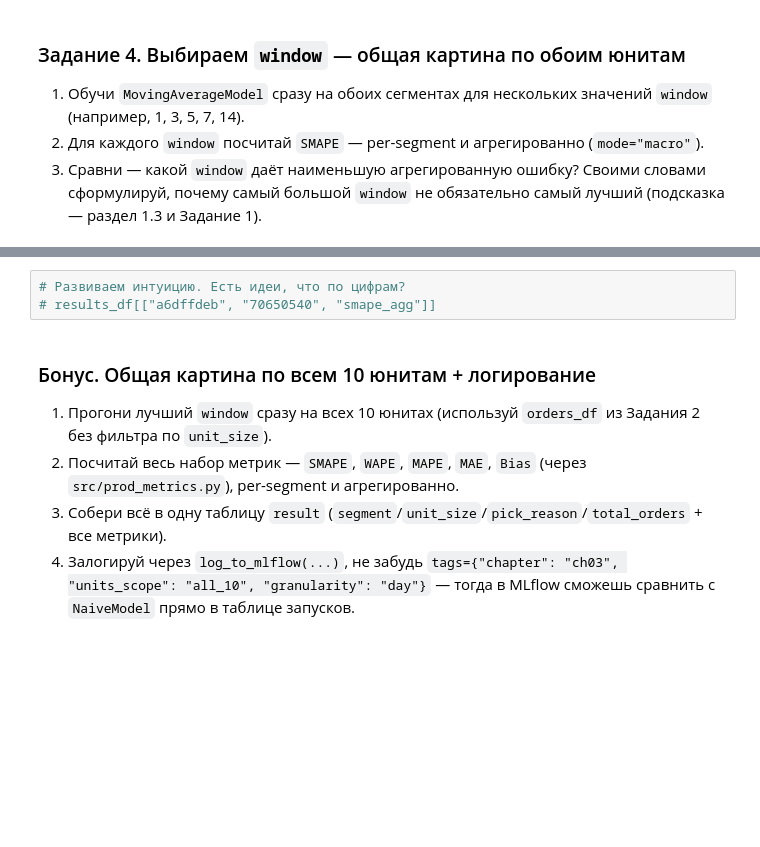
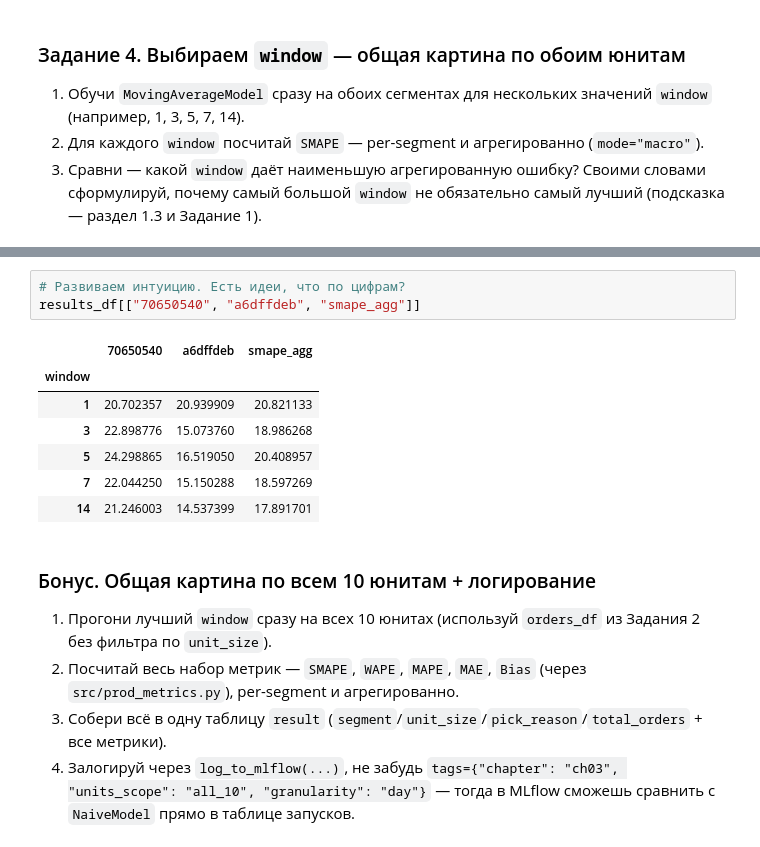
Before and after one commit to skv-analyst/study-etna, a Jupyter notebook: weeks/week-01-infra-and-classic-models/ch03-MovingAverageModel.ipynb, the cells around one changed output, grey strips where cells are left out. Drawn from its saved outputs; the diff is of its cells as text; blank space fills up the shorter version.

```diff
--- a/weeks/week-01-infra-and-classic-models/ch03-MovingAverageModel.ipynb
+++ b/weeks/week-01-infra-and-classic-models/ch03-MovingAverageModel.ipynb
@@ -388,6 +387,14 @@ plot_forecast(forecast_ts=forecasts_by_window, test_ts=test_ts, train_ts=train_t
 # %%
 # Развиваем интуицию. Есть идеи, что по цифрам?
-# results_df[["a6dffdeb", "70650540", "smape_agg"]]
+results_df[["70650540", "a6dffdeb", "smape_agg"]]
+# %% [output]
+|  | 70650540 | a6dffdeb | smape_agg |
+| window |  |  |  |
+| 1 | 20.702357 | 20.939909 | 20.821133 |
+| 3 | 22.898776 | 15.073760 | 18.986268 |
+| 5 | 24.298865 | 16.519050 | 20.408957 |
+| 7 | 22.044250 | 15.150288 | 18.597269 |
+| 14 | 21.246003 | 14.537399 | 17.891701 |
 # %% [markdown]
 ### Бонус. Общая картина по всем 10 юнитам + логирование
 
```
Also changed, not shown: parts of 6 cells of this notebook, 1 other file.
